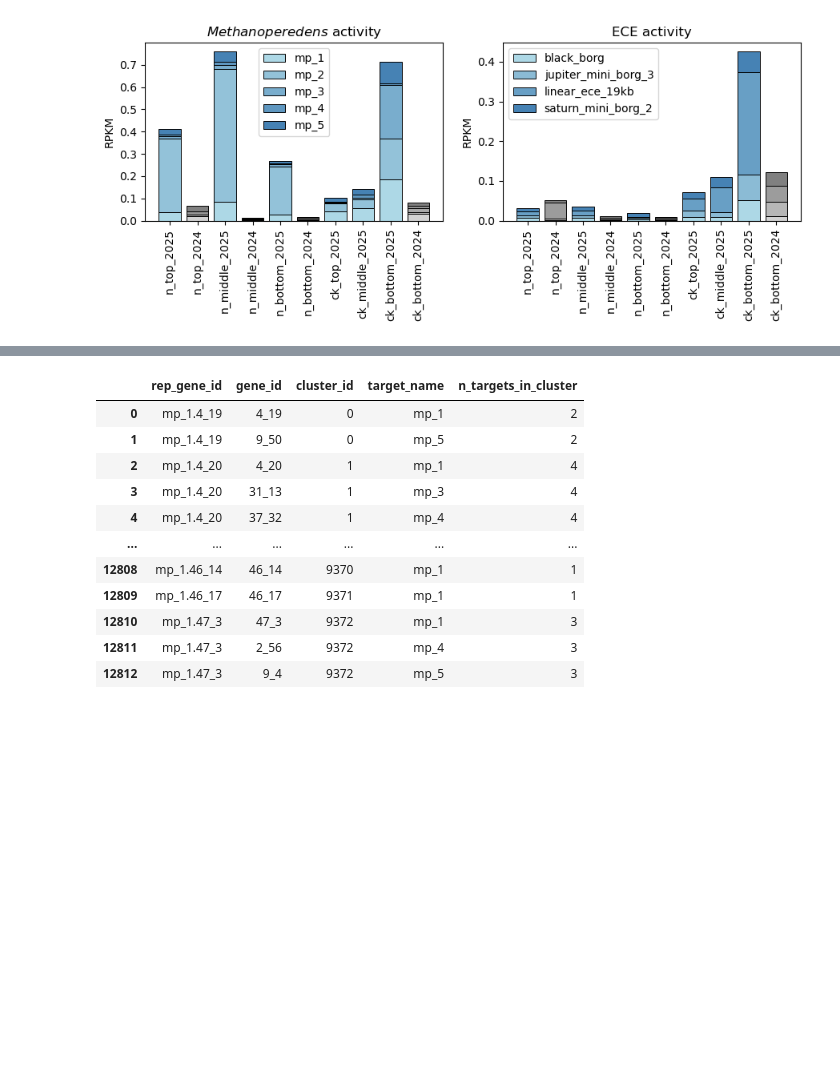
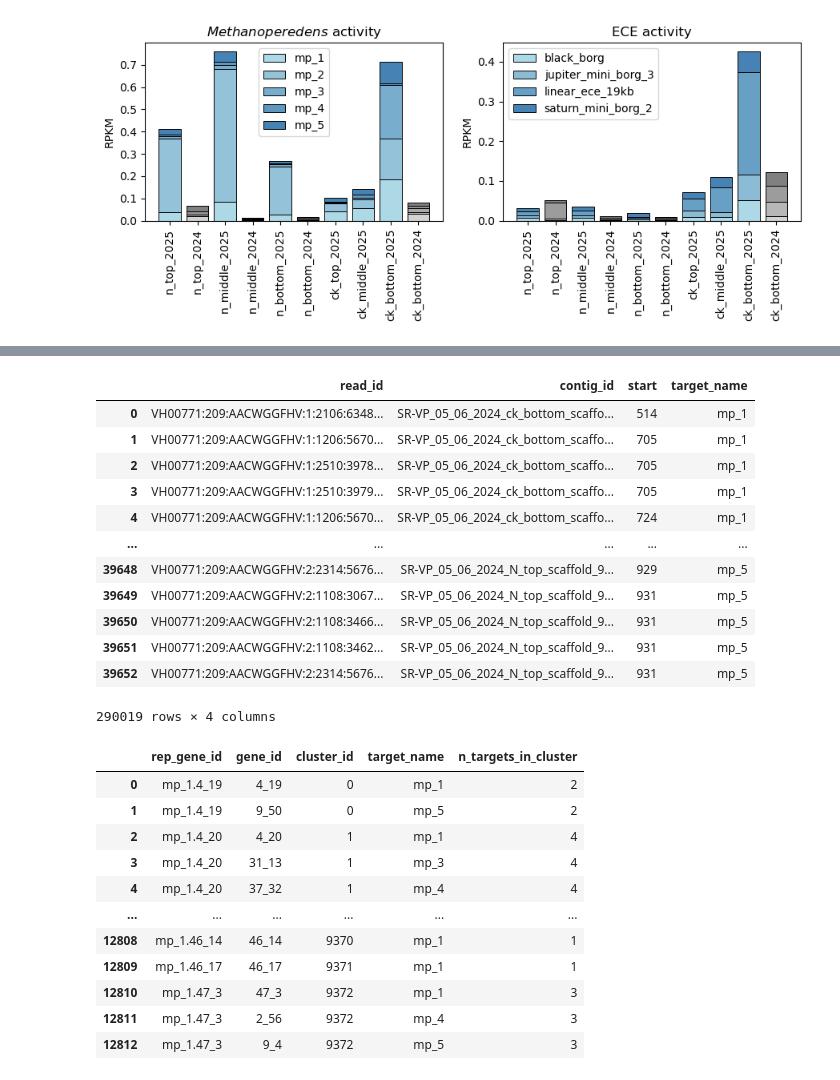
Before and after one commit to pipparichter/banfield, a Jupyter notebook: notebooks/sandbox-1.ipynb, the cells around one changed output, grey strips where cells are left out. Drawn from its saved outputs; the diff is of its cells as text; code cells hidden in the pictures; blank space fills up the shorter version.

```diff
--- a/notebooks/sandbox-1.ipynb
+++ b/notebooks/sandbox-1.ipynb
@@ -299,0 +300,14 @@ Percentage of genome mp_5 double-counted: 63.45%
+# %%
+# Worth taking a look at the actual read data.
+
+sample_id = 'ck_bottom_2024_metat'
+target_names = [f'mp_{i + 1}' for i in range(5)]
+# target_names = ['mp_1', 'mp_5']
+
+mapped_reads_df = pd.concat([pd.read_csv(f'../data/metat/{target_name}/{sample_id}.csv').assign(target_name=target_name) for target_name in target_names])
+mapped_read_counts = mapped_reads_df.groupby('read_id').apply(lambda df : df.target_name.nunique() > 1, include_groups=False)
+mapped_read_counts = mapped_read_counts[mapped_read_counts]
+
+n_mapped_reads = mapped_reads_df.read_id.nunique()
+print('Num. mapped reads:', n_mapped_reads)
+print('Num. mapped reads double-counted:', len(mapped_read_counts), f'({100 * len(mapped_read_counts) / n_mapped_reads:.2f}%)')
@@ -300,5 +354,21 @@ Percentage of genome mp_5 double-counted: 63.45%
 # %%
 # How much can changes in overall abundance explain changes in activity?
+mapped_read_counts
+mapped_reads_df[mapped_reads_df.read_id.isin(mapped_read_counts.index)]
+# %% [output]
+|  | read_id | contig_id | start | target_name |
+| 0 | VH00771:209:AACWGGFHV:1:2106:6348... | SR-VP_05_06_2024_ck_bottom_scaffo... | 514 | mp_1 |
+| 1 | VH00771:209:AACWGGFHV:1:1206:5670... | SR-VP_05_06_2024_ck_bottom_scaffo... | 705 | mp_1 |
+| 2 | VH00771:209:AACWGGFHV:1:2510:3978... | SR-VP_05_06_2024_ck_bottom_scaffo... | 705 | mp_1 |
+| 3 | VH00771:209:AACWGGFHV:1:2510:3979... | SR-VP_05_06_2024_ck_bottom_scaffo... | 705 | mp_1 |
+| 4 | VH00771:209:AACWGGFHV:1:1206:5670... | SR-VP_05_06_2024_ck_bottom_scaffo... | 724 | mp_1 |
+| ... | ... | ... | ... | ... |
+| 39648 | VH00771:209:AACWGGFHV:2:2314:5676... | SR-VP_05_06_2024_N_top_scaffold_9... | 929 | mp_5 |
+| 39649 | VH00771:209:AACWGGFHV:2:1108:3067... | SR-VP_05_06_2024_N_top_scaffold_9... | 931 | mp_5 |
+| 39650 | VH00771:209:AACWGGFHV:2:1108:3466... | SR-VP_05_06_2024_N_top_scaffold_9... | 931 | mp_5 |
+| 39651 | VH00771:209:AACWGGFHV:2:1108:3462... | SR-VP_05_06_2024_N_top_scaffold_9... | 931 | mp_5 |
+| 39652 | VH00771:209:AACWGGFHV:2:2314:5676... | SR-VP_05_06_2024_N_top_scaffold_9... | 931 | mp_5 |
+290019 rows × 4 columns
 # %%
 cluster_df
 # %% [output]
```
Also changed, not shown: parts of 5 cells of this notebook, 8 other files.
